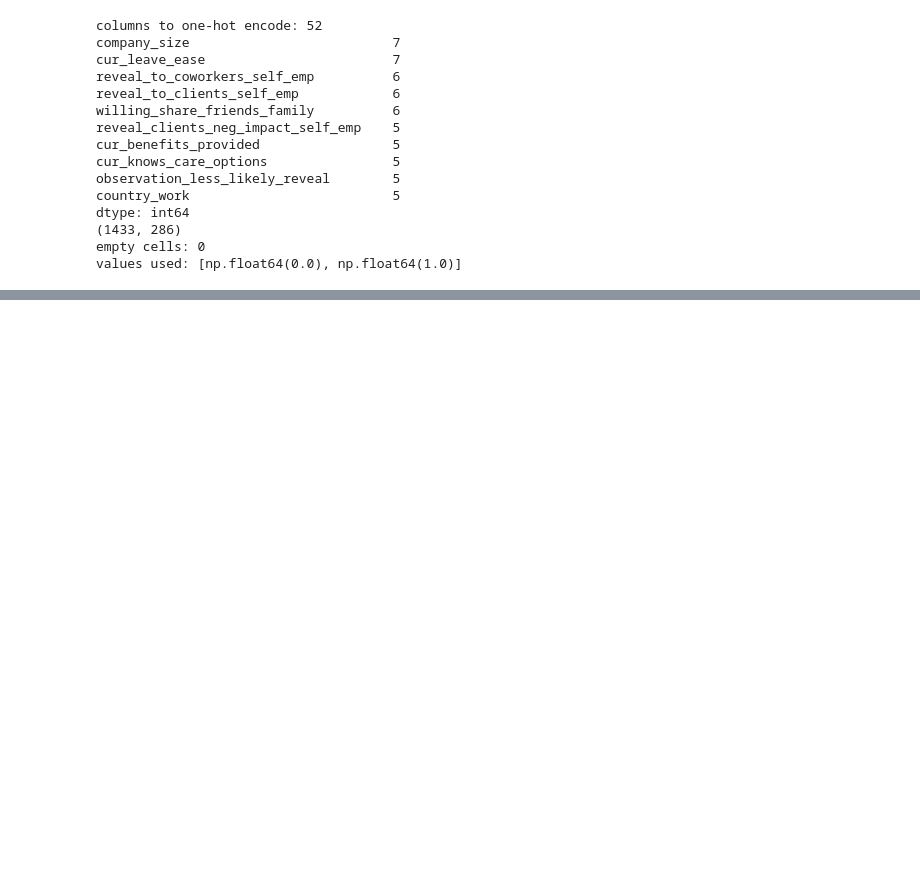
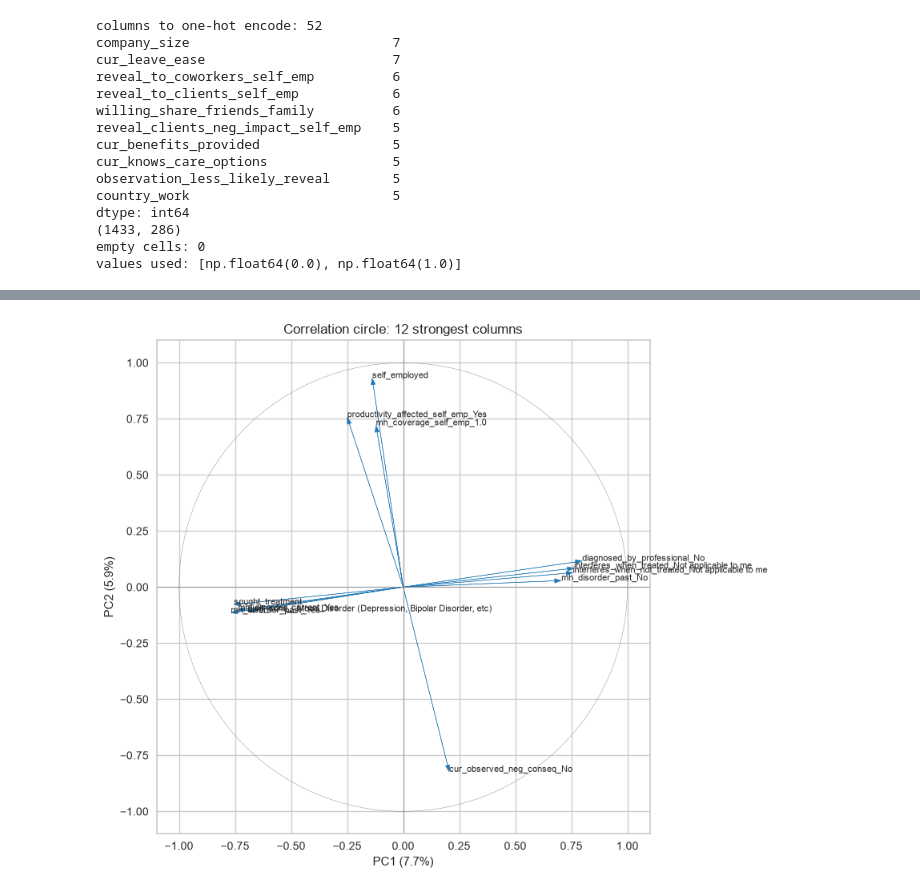
Before and after one commit to nosadfountains/Unsupervised-ML_Case-Study, a Jupyter notebook: mental-health-clustering/analysis.ipynb, the cells around one changed output, grey strips where cells are left out. Cells and saved outputs as stored; diff of their text form; code cells hidden in the pictures; blank space fills up the shorter version.

```diff
--- a/mental-health-clustering/analysis.ipynb
+++ b/mental-health-clustering/analysis.ipynb
@@ -1966,0 +2206,13 @@ values used: [np.float64(0.0), np.float64(1.0)]
+# %%
+pc_scores = pca_full.transform(X)
+
+check = pd.DataFrame({
+    "PC1": pc_scores[:, 0],
+    "PC2": pc_scores[:, 1],
+    "mh_disorder_current": df_clean["mh_disorder_current"].values,
+    "self_employed": df_clean["self_employed"].values
+})
+
+print(check.groupby("mh_disorder_current")["PC1"].agg(["count", "mean"]).round(2))
+print()
+print(check.groupby("self_employed")["PC2"].agg(["count", "mean"]).round(2))
@@ -1966,0 +2260,12 @@ values used: [np.float64(0.0), np.float64(1.0)]
+# %%
+pc1 = pd.Series(pc_scores[:, 0], index=X.index)
+pc2 = pd.Series(pc_scores[:, 1], index=X.index)
+
+corr = pd.DataFrame({
+    "PC1": X.corrwith(pc1),
+    "PC2": X.corrwith(pc2)
+})
+corr["length"] = (corr["PC1"] ** 2 + corr["PC2"] ** 2) ** 0.5
+
+top = corr.sort_values("length", ascending=False).head(12)
+print(top.round(2))
@@ -1966,0 +2286,22 @@ values used: [np.float64(0.0), np.float64(1.0)]
+# %%
+fig, ax = plt.subplots(figsize=(8, 8))
+
+circle = plt.Circle((0, 0), 1, fill=False, color="grey")
+ax.add_patch(circle)
+
+for name, row in top.iterrows():
+    ax.arrow(0, 0, row["PC1"], row["PC2"], head_width=0.02,
+             length_includes_head=True, color="tab:blue")
+    ax.text(row["PC1"], row["PC2"], name, fontsize=8)
+
+ax.axhline(0, color="grey", linewidth=0.5)
+ax.axvline(0, color="grey", linewidth=0.5)
+ax.set_xlim(-1.1, 1.1)
+ax.set_ylim(-1.1, 1.1)
+ax.set_aspect("equal")
+ax.set_xlabel("PC1 (" + str(round(explained[0] * 100, 1)) + "%)")
+ax.set_ylabel("PC2 (" + str(round(explained[1] * 100, 1)) + "%)")
+ax.set_title("Correlation circle: 12 strongest columns")
+plt.show()
+# %% [output]
+[figure, added]
```
Also changed, not shown: parts of 13 cells of this notebook, 2 other files.
